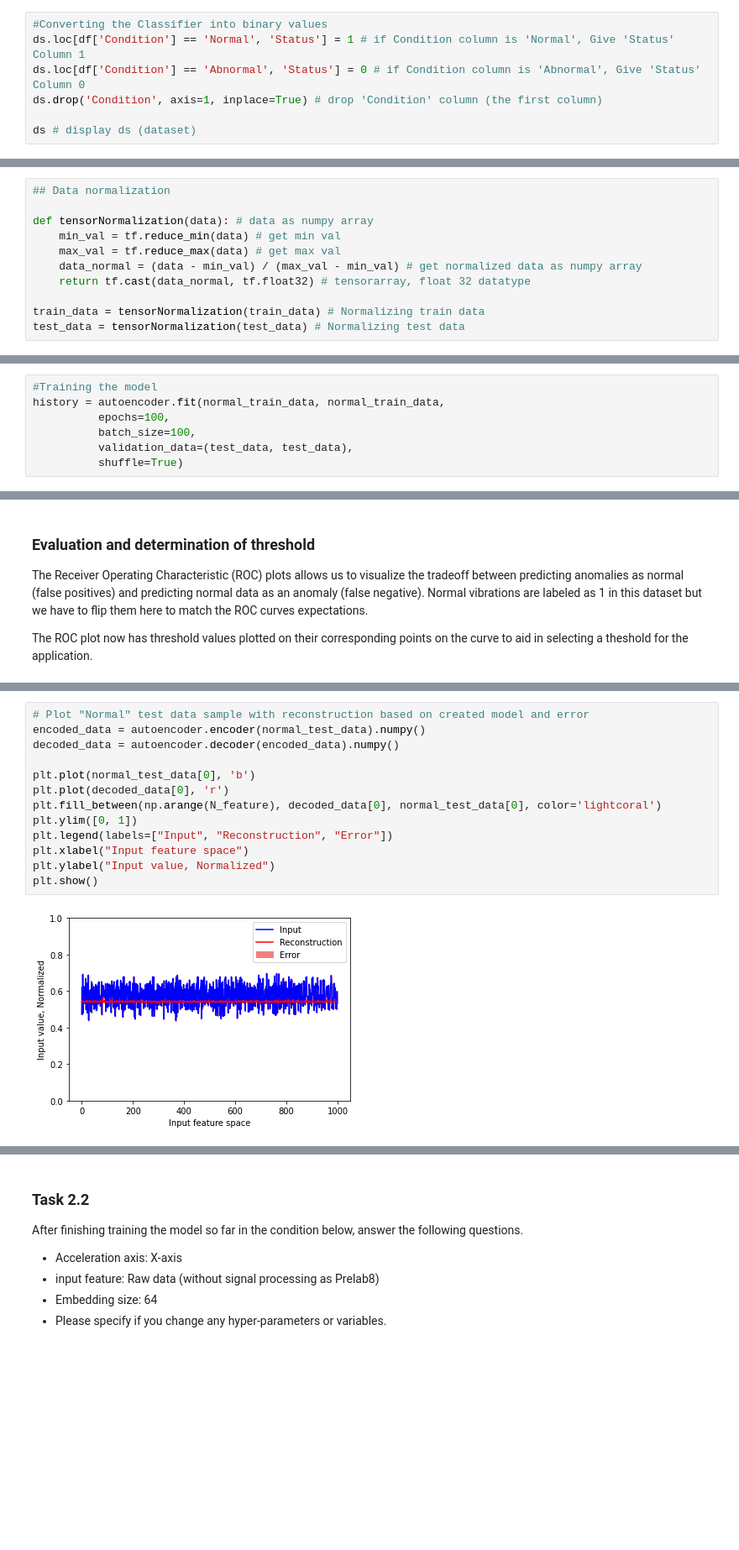
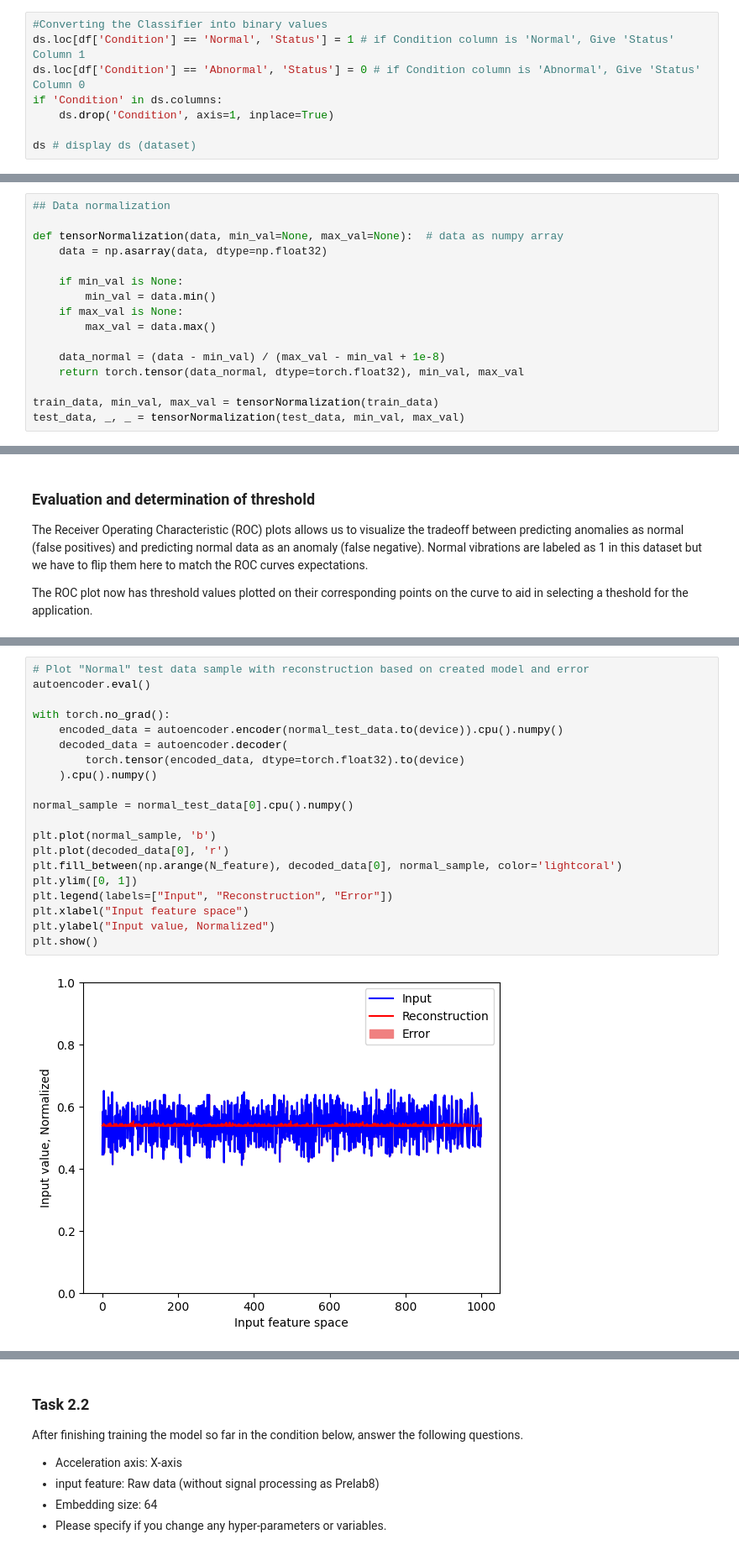
Before and after one commit to purduelamm/purdue_me597_iiot, a Jupyter notebook: lab/lab8/L8_Colab2.ipynb, the cells around one changed output, grey strips where cells are left out. Shown at 84% size. Saved outputs shown, nothing was run; the diff lists cells and outputs as text; blank space fills up the shorter version.

```diff
--- a/lab/lab8/L8_Colab2.ipynb
+++ b/lab/lab8/L8_Colab2.ipynb
@@ -110,7 +101,8 @@ Now, we change the labels 'Normal' and 'Abnormal' into binary notation for the m
 #Converting the Classifier into binary values
 ds.loc[df['Condition'] == 'Normal', 'Status'] = 1 # if Condition column is 'Normal', Give 'Status' Column 1
 ds.loc[df['Condition'] == 'Abnormal', 'Status'] = 0 # if Condition column is 'Abnormal', Give 'Status' Column 0
-ds.drop('Condition', axis=1, inplace=True) # drop 'Condition' column (the first column)
+if 'Condition' in ds.columns:
+    ds.drop('Condition', axis=1, inplace=True)
 
 ds # display ds (dataset)
 # %% [output]
@@ -193,14 +185,19 @@ Normalization based on a min/max scaling is done here to support the learning ob
 # %%
 ## Data normalization
 
-def tensorNormalization(data): # data as numpy array
-    min_val = tf.reduce_min(data) # get min val
-    max_val = tf.reduce_max(data) # get max val
-    data_normal = (data - min_val) / (max_val - min_val) # get normalized data as numpy array
-    return tf.cast(data_normal, tf.float32) # tensorarray, float 32 datatype
+def tensorNormalization(data, min_val=None, max_val=None):  # data as numpy array
+    data = np.asarray(data, dtype=np.float32)
 
-train_data = tensorNormalization(train_data) # Normalizing train data
-test_data = tensorNormalization(test_data) # Normalizing test data
+    if min_val is None:
+        min_val = data.min()
+    if max_val is None:
+        max_val = data.max()
+
+    data_normal = (data - min_val) / (max_val - min_val + 1e-8)
+    return torch.tensor(data_normal, dtype=torch.float32), min_val, max_val
+
+train_data, min_val, max_val = tensorNormalization(train_data)
+test_data, _, _ = tensorNormalization(test_data, min_val, max_val)
 # %% [markdown]
 You will train the autoencoder using only the normal rhythms, which are labeled in the dataset as 1. Separate the normal vibrations from the abnormal vibrations. **You have to make sure of the size/dimension of feature array.**
 # %%
@@ -297,10 +318,3 @@ Chosen Embedding Size:  64
 ### Training the model
 
 Note that the autoencoder is trained using only the normal data, but is evaluated using the full test set.
-# %%
-#Training the model
-history = autoencoder.fit(normal_train_data, normal_train_data,
-          epochs=100,
-          batch_size=100,
-          validation_data=(test_data, test_data),
-          shuffle=True)
@@ -412,17 +493,24 @@ Recall = 0.5
 # %%
 # Plot "Normal" test data sample with reconstruction based on created model and error
-encoded_data = autoencoder.encoder(normal_test_data).numpy()
-decoded_data = autoencoder.decoder(encoded_data).numpy()
+autoencoder.eval()
 
-plt.plot(normal_test_data[0], 'b')
+with torch.no_grad():
+    encoded_data = autoencoder.encoder(normal_test_data.to(device)).cpu().numpy()
+    decoded_data = autoencoder.decoder(
+        torch.tensor(encoded_data, dtype=torch.float32).to(device)
+    ).cpu().numpy()
+
+normal_sample = normal_test_data[0].cpu().numpy()
+
+plt.plot(normal_sample, 'b')
 plt.plot(decoded_data[0], 'r')
-plt.fill_between(np.arange(N_feature), decoded_data[0], normal_test_data[0], color='lightcoral')
+plt.fill_between(np.arange(N_feature), decoded_data[0], normal_sample, color='lightcoral')
 plt.ylim([0, 1])
 plt.legend(labels=["Input", "Reconstruction", "Error"])
 plt.xlabel("Input feature space")
 plt.ylabel("Input value, Normalized")
 plt.show()
 # %% [output]
-[figure, old version]
+[figure, new version]
 # %%
 # Plot "Abnormal" test data sample with reconstruction based on created model and error
```
Also changed, not shown: parts of 22 cells of this notebook, 3 other files.
